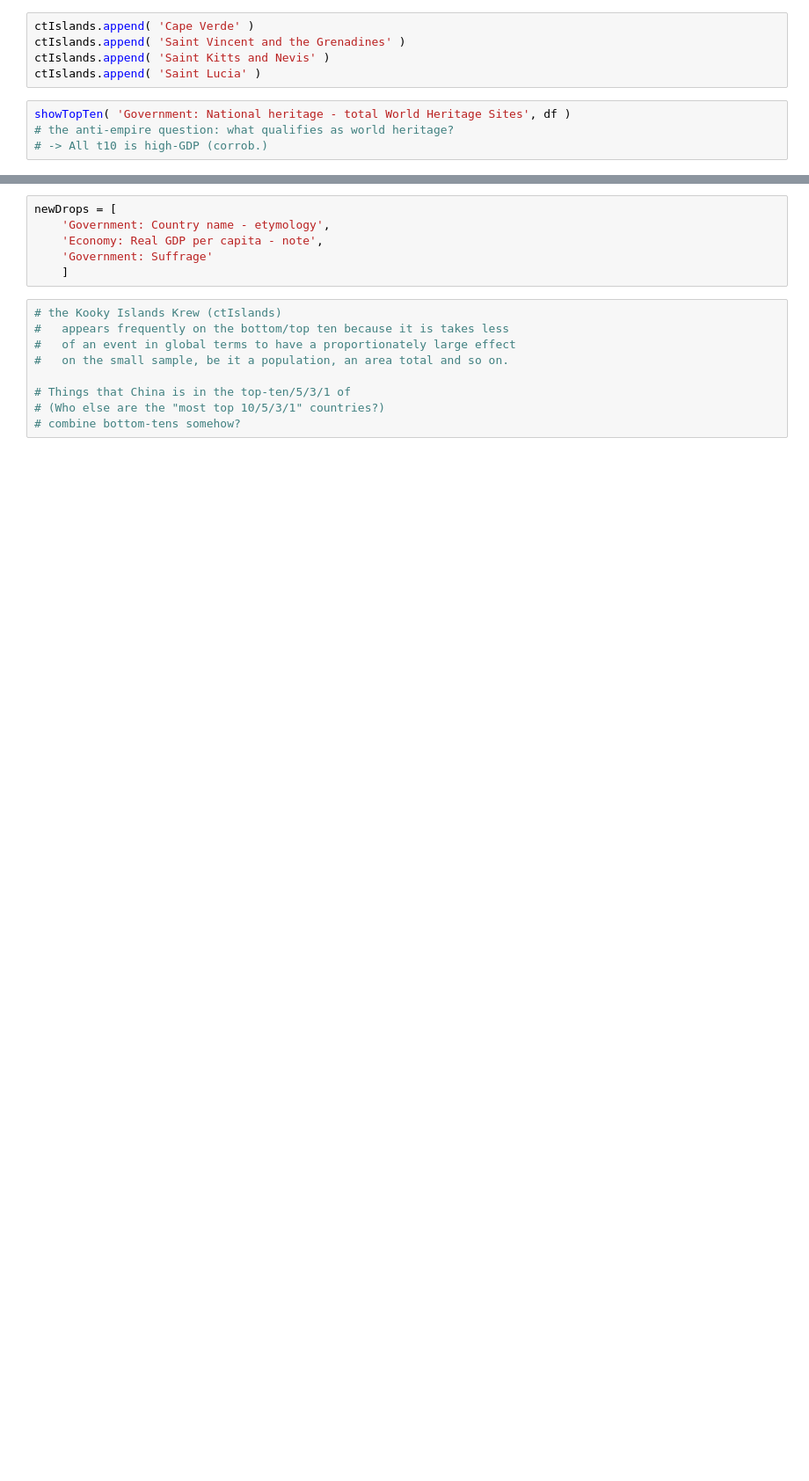
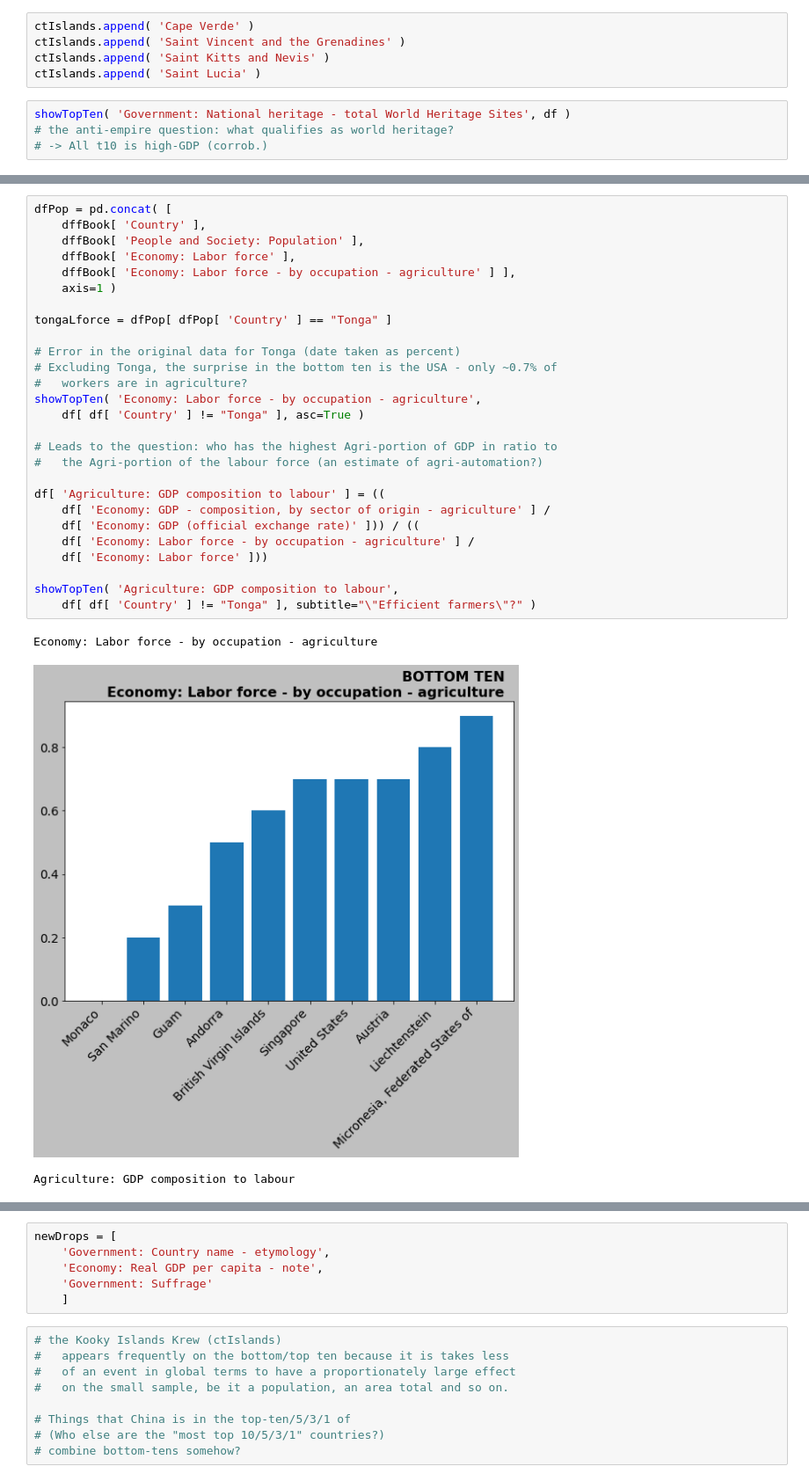
Before and after one commit to romstroller/ciaFactbook, a Jupyter notebook: ciaFBtest.ipynb, the cells around one changed output, grey strips where cells are left out. Shown at 88% size. Saved outputs shown, nothing was run; the diff lists cells and outputs as text; blank space fills up the shorter version.

```diff
--- a/ciaFBtest.ipynb
+++ b/ciaFBtest.ipynb
@@ -1079,0 +1094,31 @@ Economy: Inflation rate (consumer prices)
+# %%
+dfPop = pd.concat( [
+    dffBook[ 'Country' ],
+    dffBook[ 'People and Society: Population' ],
+    dffBook[ 'Economy: Labor force' ],
+    dffBook[ 'Economy: Labor force - by occupation - agriculture' ] ],
+    axis=1 )
+
+tongaLforce = dfPop[ dfPop[ 'Country' ] == "Tonga" ]
+
+# Error in the original data for Tonga (date taken as percent)
+# Excluding Tonga, the surprise in the bottom ten is the USA - only ~0.7% of
+#   workers are in agriculture?
+showTopTen( 'Economy: Labor force - by occupation - agriculture',
+    df[ df[ 'Country' ] != "Tonga" ], asc=True )
+
+# Leads to the question: who has the highest Agri-portion of GDP in ratio to
+#   the Agri-portion of the labour force (an estimate of agri-automation?)
+
+df[ 'Agriculture: GDP composition to labour' ] = ((
+    df[ 'Economy: GDP - composition, by sector of origin - agriculture' ] /
+    df[ 'Economy: GDP (official exchange rate)' ])) / ((
+    df[ 'Economy: Labor force - by occupation - agriculture' ] /
+    df[ 'Economy: Labor force' ]))
+
+showTopTen( 'Agriculture: GDP composition to labour',
+    df[ df[ 'Country' ] != "Tonga" ], subtitle="\"Efficient farmers\"?" )
+# %% [output]
+Economy: Labor force - by occupation - agriculture
+[figure, added]
+Agriculture: GDP composition to labour
```
Also changed, not shown: parts of 6 cells of this notebook.
